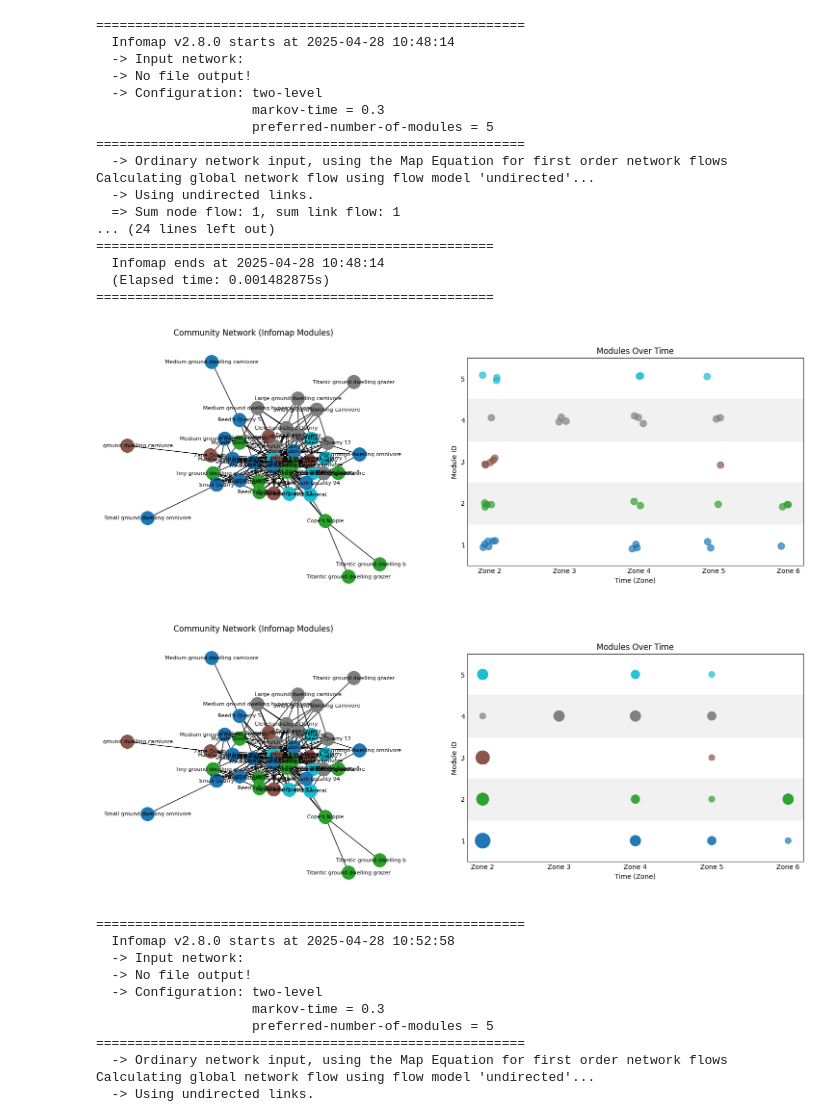
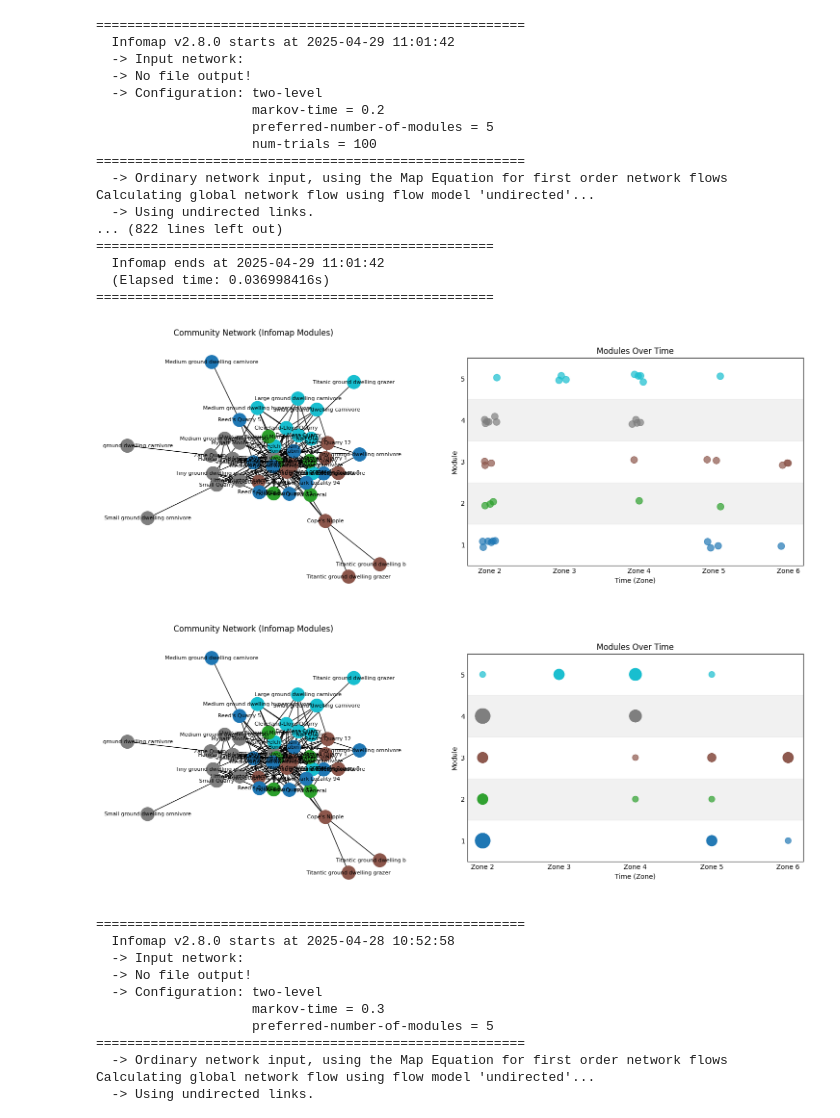
Before and after one commit to HGord2022/palaeoecology, a Jupyter notebook: infomap.ipynb, the cells around one changed output. Saved outputs shown, nothing was run; the diff lists cells and outputs as text; code cells hidden in the pictures.

Commit message:
added replicates to infomap

```diff
--- a/infomap.ipynb
+++ b/infomap.ipynb
@@ -15,7 +15,7 @@ node_map = {name: i for i, name in enumerate(unique_nodes)}
 reverse_node_map = {i: name for name, i in node_map.items()}
 
 # build network with infomap
-im = Infomap("--two-level --markov-time 0.3 --preferred-number-of-modules 5")
+im = Infomap("--two-level --markov-time 0.2 --preferred-number-of-modules 5 --num-trials 100")
 
 for _, row in df.iterrows():
     u = node_map[row["from"]]
@@ -55,21 +55,21 @@ for _, row in df.iterrows():
 nx.set_node_attributes(G, modules, "module")
 # %% [output]
 =======================================================
-  Infomap v2.8.0 starts at 2025-04-28 10:48:14
+  Infomap v2.8.0 starts at 2025-04-29 11:01:42
   -> Input network:
   -> No file output!
   -> Configuration: two-level
-                    markov-time = 0.3
+                    markov-time = 0.2
                     preferred-number-of-modules = 5
+                    num-trials = 100
 =======================================================
   -> Ordinary network input, using the Map Equation for first order network flows
 Calculating global network flow using flow model 'undirected'...
   -> Using undirected links.
-  => Sum node flow: 1, sum link flow: 1
-... (24 lines left out)
+... (822 lines left out)
 ===================================================
-  Infomap ends at 2025-04-28 10:48:14
-  (Elapsed time: 0.001482875s)
+  Infomap ends at 2025-04-29 11:01:42
+  (Elapsed time: 0.036998416s)
 ===================================================
 # %%
 
@@ -93,41 +93,41 @@ plot_df["zone_jitter"] = plot_df["zone"] + jitter1
 plot_df["module_jitter"] = plot_df["module"] + jitter2
 
 # make the plot
-mmodule_ids = sorted(plot_df["module"].unique())
+module_ids = sorted(plot_df["module"].unique())
 for module_id in module_ids:
     if module_id % 2 == 0:
         ax2.axhspan(module_id - 0.5, module_id + 0.5, color="lightgrey", alpha=0.3)
 
 scatter = ax2.scatter(
     plot_df["zone_jitter"], plot_df["module_jitter"],
     s=100, c=plot_df["module"], cmap="tab10", alpha=0.7
 )
 
 ax2.set_xlabel("Time (Zone)")
-ax2.set_ylabel("Module ID")
+ax2.set_ylabel("Module")
 ax2.set_title("Modules Over Time")
 
 # Set x-ticks and labels
 ax2.set_xticks(list(zone_map.values()))
 ax2.set_xticklabels(list(zone_map.keys()))
 
 # Set y-ticks at integer module IDs
 ax2.set_yticks(module_ids)
 
 # remove tick marks keep labels
 ax2.tick_params(axis='both', which='both', length=0)
 #set ylim
 ax2.set_ylim(min(module_ids) - 0.5, max(module_ids) + 0.5)
 
 # Remove gridlines
 ax2.grid(False)
 
 box = ax2.get_position()
 ax2.set_position([box.x0, box.y0 + 0.1, box.width * 1.1, box.height * 0.8])
 
 plt.show()
 # %% [output]
-[figure, old version]
+[figure, new version]
 # %%
 
 # plot network and stepped scatter plot
@@ -149,7 +149,7 @@ size_data = plot_df.groupby(["zone", "module"]).size().reset_index(name='node_co
 plot_df = plot_df.merge(size_data, on=["zone", "module"])
 
 # make the plot
-mmodule_ids = sorted(plot_df["module"].unique())
+module_ids = sorted(plot_df["module"].unique())
 for module_id in module_ids:
     if module_id % 2 == 0:
         ax2.axhspan(module_id - 0.5, module_id + 0.5, color="lightgrey", alpha=0.3)
@@ -161,7 +161,7 @@ scatter = ax2.scatter(
 )
 
 ax2.set_xlabel("Time (Zone)")
-ax2.set_ylabel("Module ID")
+ax2.set_ylabel("Module")
 ax2.set_title("Modules Over Time")
 
 # Set x-ticks and labels
@@ -169,13 +169,13 @@ ax2.set_xticks(list(zone_map.values()))
 ax2.set_xticklabels(list(zone_map.keys()))
 
 # Set y-ticks at integer module IDs
-ax2.set_yticks(mmodule_ids)
+ax2.set_yticks(module_ids)
 
 # remove tick marks keep labels
 ax2.tick_params(axis='both', which='both', length=0)
 
 # set ylim
-ax2.set_ylim(min(mmodule_ids) - 0.5, max(mmodule_ids) + 0.5)
+ax2.set_ylim(min(module_ids) - 0.5, max(module_ids) + 0.5)
 
 # Remove gridlines
 ax2.grid(False)
@@ -186,7 +186,7 @@ ax2.set_position([box.x0, box.y0 + 0.1, box.width * 1.1, box.height * 0.8])
 
 plt.show()
 # %% [output]
-[figure, old version]
+[figure, new version]
 # %%
 df2 = df
 
```
Also changed, not shown: parts of 1 cell of this notebook, 3 other files.
